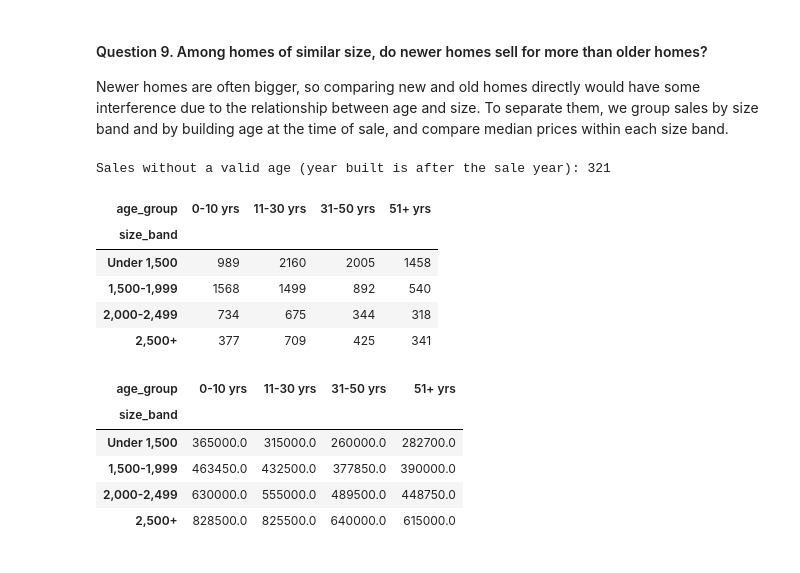
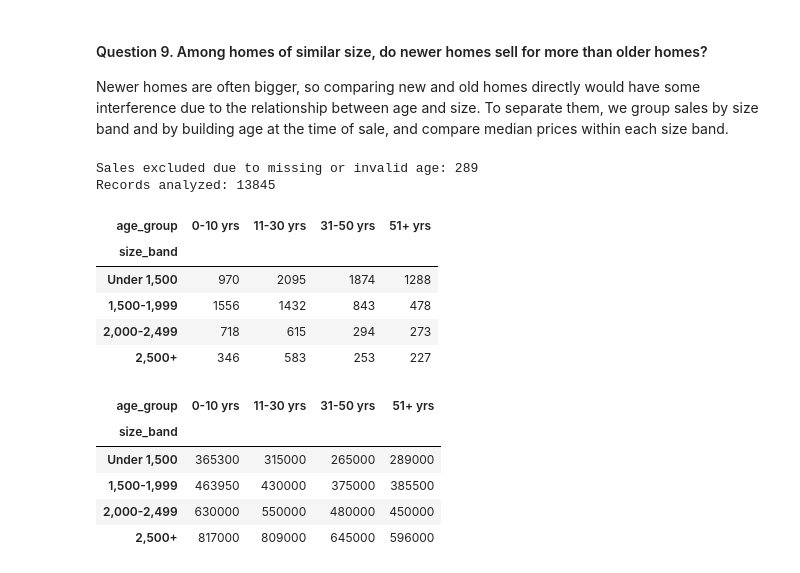
Before and after one commit to Dan2411/Mesa-County-Real-Estate-EDA, a Jupyter notebook: Team6_Midterm_Project.ipynb, the cells around one changed output. Saved outputs shown, nothing was run; the diff lists cells and outputs as text; code cells hidden in the pictures.

```diff
--- a/Team6_Midterm_Project.ipynb
+++ b/Team6_Midterm_Project.ipynb
@@ -1871,37 +2000,69 @@ plt.show()
 
 Newer homes are often bigger, so comparing new and old homes directly would have some interference due to the relationship between age and size. To separate them, we group sales by size band and by building age at the time of sale, and compare median prices within each size band.
 # %%
-# Size × age × price
-orig['building_age'] = orig['sale_year'] - orig['year_built']
-orig['age_group'] = pd.cut(orig['building_age'], bins=[-1, 10, 30, 50, np.inf],
-                           labels=['0-10 yrs', '11-30 yrs', '31-50 yrs', '51+ yrs'])
-orig['size_band'] = pd.cut(orig['heated_sqft'], bins=[0, 1500, 2000, 2500, np.inf],
-                           labels=['Under 1,500', '1,500-1,999', '2,000-2,499', '2,500+'],
-                           right=False)
-print('Sales without a valid age (year built is after the sale year):', orig['age_group'].isna().sum())
+# Use cleaned residential, townhouse, and condo sales
+q9_data = biv[['sale_price', 'heated_sqft', 'building_age_at_sale']].copy()
 
-q9_price = orig.pivot_table(values='sale_price', index='size_band', columns='age_group',
-                            aggfunc='median', observed=True)
-q9_count = orig.pivot_table(values='sale_price', index='size_band', columns='age_group',
-                            aggfunc='count', observed=True)
+# Exclude records without a valid building age
+missing_age = q9_data['building_age_at_sale'].isna().sum()
+q9_data = q9_data.dropna(subset=['building_age_at_sale'])
+q9_data = q9_data[q9_data['heated_sqft'] > 0].copy()
+
+# Group homes by age and heated square footage
+q9_data['age_group'] = pd.cut(
+    q9_data['building_age_at_sale'],
+    bins=[-1, 10, 30, 50, np.inf],
+    labels=['0-10 yrs', '11-30 yrs', '31-50 yrs', '51+ yrs']
+)
+
+q9_data['size_band'] = pd.cut(
+    q9_data['heated_sqft'],
+    bins=[0, 1500, 2000, 2500, np.inf],
+    labels=['Under 1,500', '1,500-1,999', '2,000-2,499', '2,500+'],
+    right=False
+)
+
+# Compare sale counts and median prices across the groups
+q9_count = q9_data.pivot_table(
+    values='sale_price',
+    index='size_band',
+    columns='age_group',
+    aggfunc='count',
+    observed=True
+)
+
+q9_price = q9_data.pivot_table(
+    values='sale_price',
+    index='size_band',
+    columns='age_group',
+    aggfunc='median',
+    observed=True
+)
+
+print('Sales excluded due to missing or invalid age:', missing_age)
+print('Records analyzed:', len(q9_data))
 display(q9_count)
 display(q9_price.round(0))
 
-# How much more the newest homes sell for compared with 31-50 year old homes of the same size
-newer_premium = (q9_price['0-10 yrs'] / q9_price['31-50 yrs'] - 1) * 100
-print('Newest (0-10 yrs) vs 31-50 yrs, same size band (%):')
+# Compare the newest homes with homes aged 31-50 years
+newer_premium = (
+    q9_price['0-10 yrs'] / q9_price['31-50 yrs'] - 1
+) * 100
+
+print('Newest vs. 31-50 years old (%):')
 print(newer_premium.round(1))
 # %% [output]
-Sales without a valid age (year built is after the sale year): 321
+Sales excluded due to missing or invalid age: 289
+Records analyzed: 13845
 | age_group | 0-10 yrs | 11-30 yrs | 31-50 yrs | 51+ yrs |
 | size_band |  |  |  |  |
-| Under 1,500 | 989 | 2160 | 2005 | 1458 |
-| 1,500-1,999 | 1568 | 1499 | 892 | 540 |
-| 2,000-2,499 | 734 | 675 | 344 | 318 |
-| 2,500+ | 377 | 709 | 425 | 341 |
+| Under 1,500 | 970 | 2095 | 1874 | 1288 |
+| 1,500-1,999 | 1556 | 1432 | 843 | 478 |
+| 2,000-2,499 | 718 | 615 | 294 | 273 |
+| 2,500+ | 346 | 583 | 253 | 227 |
 | age_group | 0-10 yrs | 11-30 yrs | 31-50 yrs | 51+ yrs |
 | size_band |  |  |  |  |
-| Under 1,500 | 365000.0 | 315000.0 | 260000.0 | 282700.0 |
-| 1,500-1,999 | 463450.0 | 432500.0 | 377850.0 | 390000.0 |
-| 2,000-2,499 | 630000.0 | 555000.0 | 489500.0 | 448750.0 |
-| 2,500+ | 828500.0 | 825500.0 | 640000.0 | 615000.0 |
+| Under 1,500 | 365300 | 315000 | 265000 | 289000 |
+| 1,500-1,999 | 463950 | 430000 | 375000 | 385500 |
+| 2,000-2,499 | 630000 | 550000 | 480000 | 450000 |
+| 2,500+ | 817000 | 809000 | 645000 | 596000 |
```
Also changed, not shown: parts of 105 cells of this notebook.
